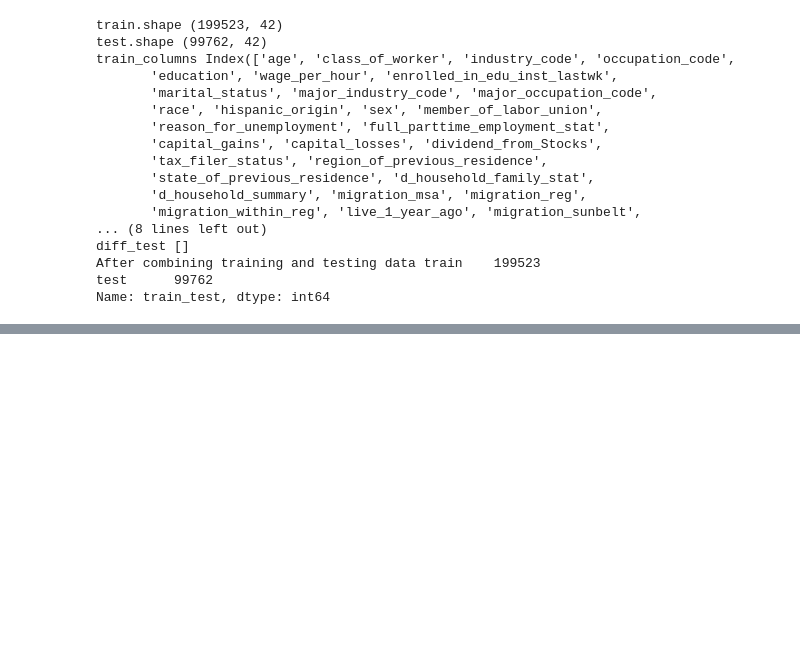
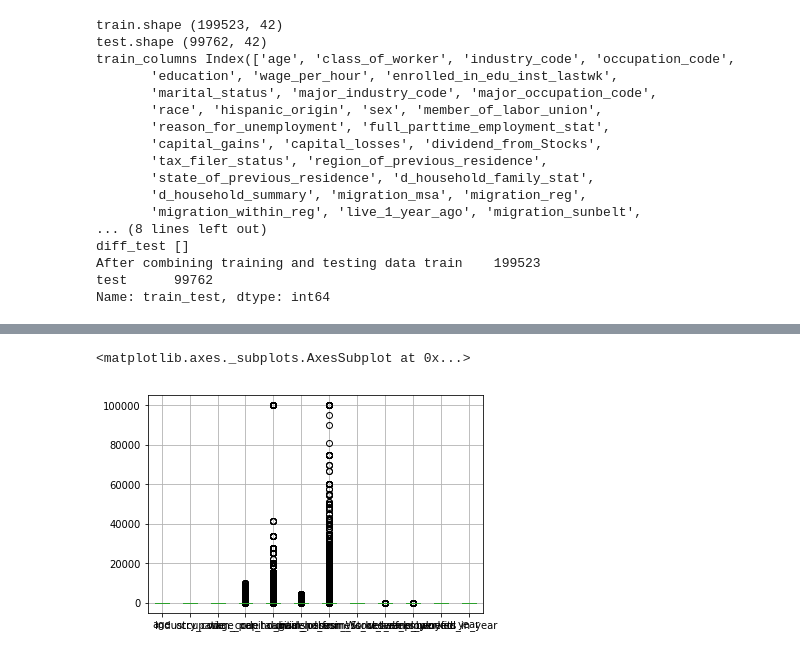
Before and after one commit to vishumestha/Python-Machine-Learning, a Jupyter notebook: Boosting.ipynb, the cells around one changed output, grey strips where cells are left out. Cells and saved outputs as stored; diff of their text form; code cells hidden in the pictures; blank space fills up the shorter version.

```diff
--- a/Boosting.ipynb
+++ b/Boosting.ipynb
@@ -79,0 +106,5 @@ Name: train_test, dtype: int64
+# %%
+df_train_test.boxplot()
+# %% [output]
+<matplotlib.axes._subplots.AxesSubplot at 0x...>
+[figure, added]
```
Also changed, not shown: parts of 3 cells of this notebook.
